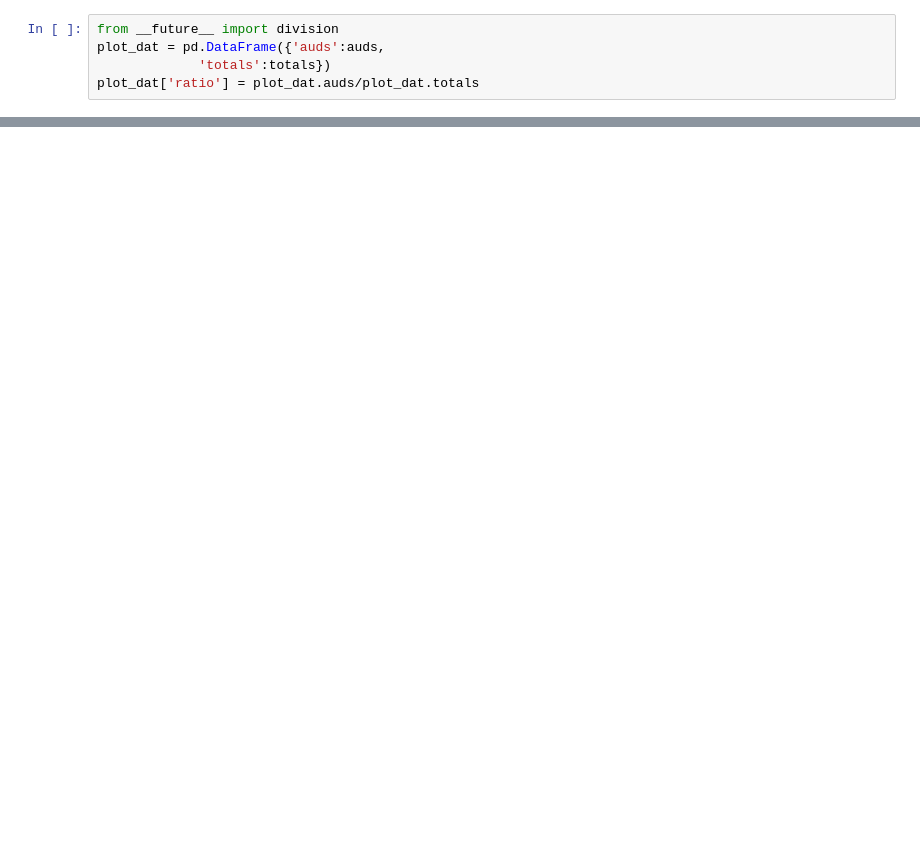
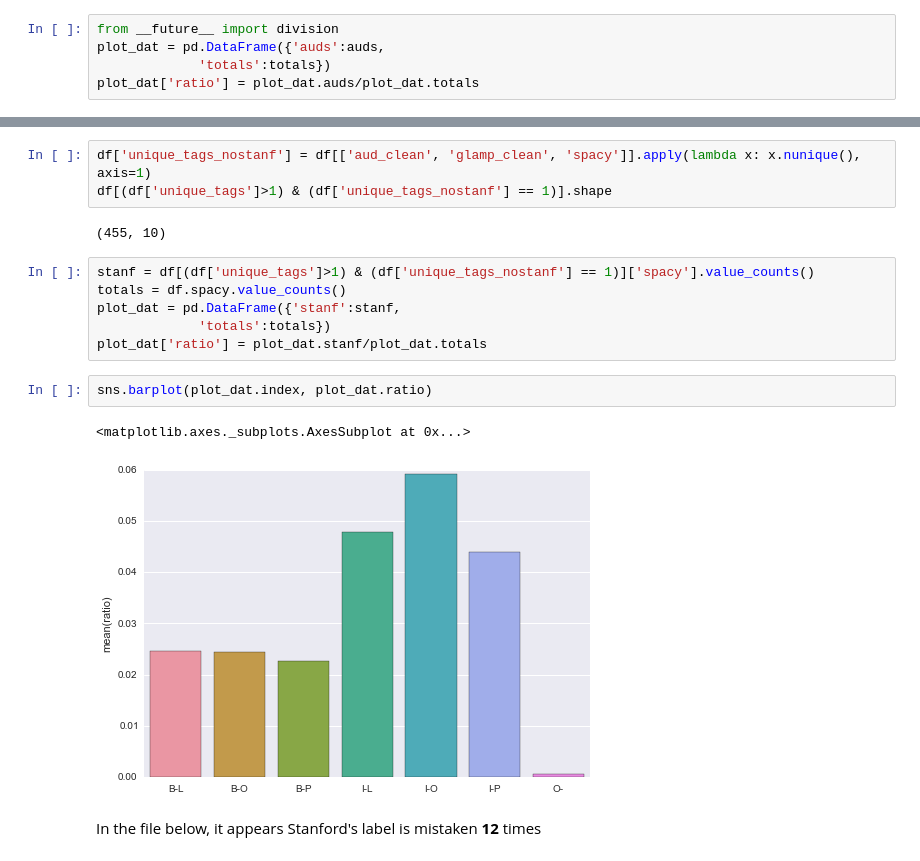
Before and after one commit to riddlet/Audible, a Jupyter notebook: Week 4.ipynb, the cells around one changed output, grey strips where cells are left out. Cells and saved outputs as stored; diff of their text form; blank space fills up the shorter version.

```diff
--- a/Week 4.ipynb
+++ b/Week 4.ipynb
@@ -289,0 +352,18 @@ df.iloc[sample_locations,:]
+# %%
+df['unique_tags_nostanf'] = df[['aud_clean', 'glamp_clean', 'spacy']].apply(lambda x: x.nunique(), axis=1)
+df[(df['unique_tags']>1) & (df['unique_tags_nostanf'] == 1)].shape
+# %% [output]
+(455, 10)
+# %%
+stanf = df[(df['unique_tags']>1) & (df['unique_tags_nostanf'] == 1)]['spacy'].value_counts()
+totals = df.spacy.value_counts()
+plot_dat = pd.DataFrame({'stanf':stanf,
+             'totals':totals})
+plot_dat['ratio'] = plot_dat.stanf/plot_dat.totals
+# %%
+sns.barplot(plot_dat.index, plot_dat.ratio)
+# %% [output]
+<matplotlib.axes._subplots.AxesSubplot at 0x...>
+[figure, added]
+# %% [markdown]
+In the file below, it appears Stanford's label is mistaken **12** times
```
Also changed, not shown: parts of 32 cells of this notebook.
